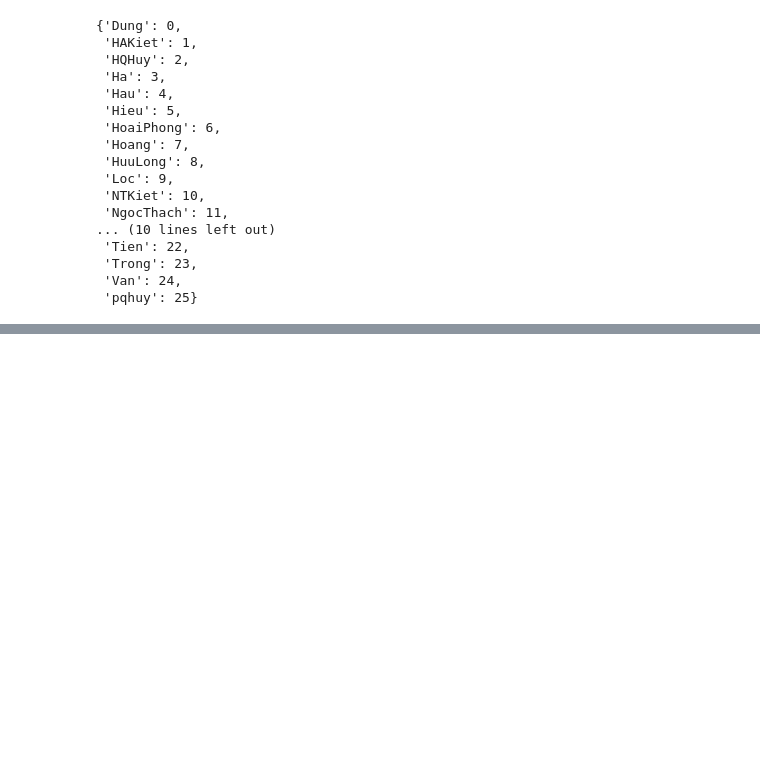
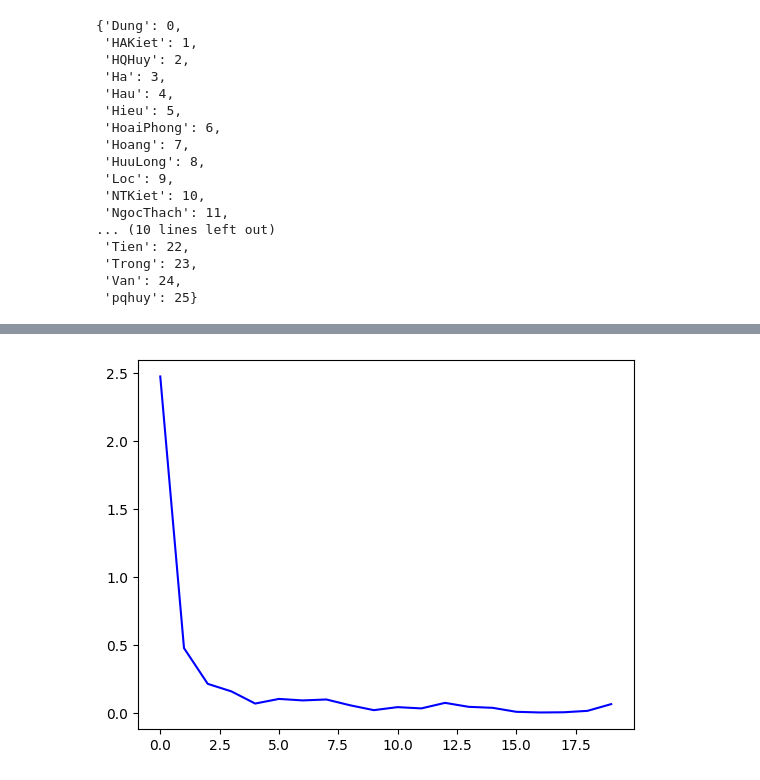
Before and after one commit to kiet1043/AI-homeworks, a Jupyter notebook: FACE.ipynb, the cells around one changed output, grey strips where cells are left out. Drawn from its saved outputs; the diff is of its cells as text; code cells hidden in the pictures; blank space fills up the shorter version.

```diff
--- a/FACE.ipynb
+++ b/FACE.ipynb
@@ -147,3 +147,12 @@ Hau
 Dung
 [figure]
 ... (10 outputs left out)
+# %%
+#Vẽ biểu đồ thể hiện sự mất mát qua số lần train
+accuracy = train.history['accuracy']
+loss = train.history['loss']
+epochs = range(len(accuracy))
+plt.plot(epochs,loss,'b',label='Training loss')
+plt.show()
+# %% [output]
+[figure, added]
```
Also changed, not shown: parts of 4 cells of this notebook.
